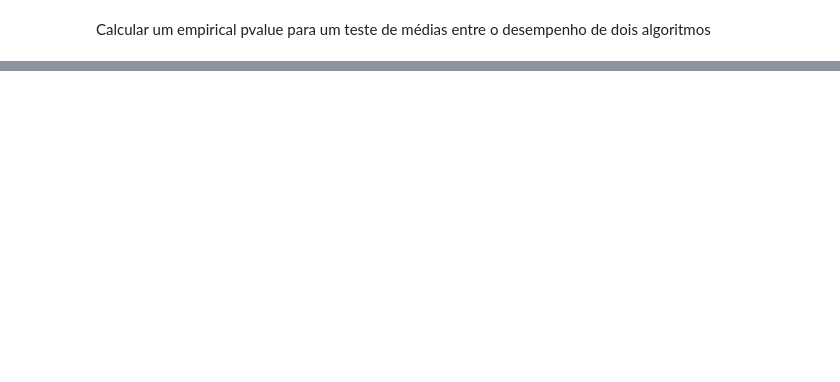
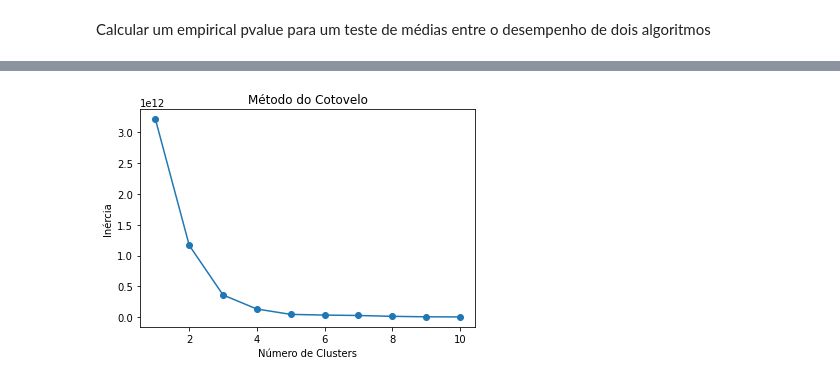
Before and after one commit to realRunlo/EnergyMeasurement, a Jupyter notebook: notebooks/statistics.ipynb, the cells around one changed output, grey strips where cells are left out. Cells and saved outputs as stored; diff of their text form; code cells hidden in the pictures; blank space fills up the shorter version.

Commit message:
notebook statistics feito
TODO: Corrigir células com TODO e/ou com erro

```diff
--- a/notebooks/statistics.ipynb
+++ b/notebooks/statistics.ipynb
@@ -129,13 +148,16 @@ sea.boxplot(data=df,hue='Program',x='Package',y='Language',medianprops={"color":
 # %% [markdown]
 Outliers e afins
 # %%
+#TODO: Corrigir!
+
+
 # remoção de outliers via as ideias incluidas nos boxplot
 # IQR - Inter Quartil Range como expresso os gráficos acima
 
 # Como a distribuição é desconhecida vamos usar o IQR.
 # Com Gaussianas podiamos usar outras estrategias. Mas há vários métodos...
 import seaborn as sns
-#TODO: rever a partir daqui (incluindo este bloco)
+
 def remove_outliers_quantile(data_series):
     data = data_series
     q75, q25 = data.quantile(q=0.75),data.quantile(q=0.25) # np.percentile(data.loc[:,data_column],[75,25])
@@ -159,11 +181,12 @@ def remove_outliers_quantile(data_series):
 # create a subset of your data
 # define the data source and how to separate the data
 data = df
-data_column = 'Time'           # Atrib to compare
-types_column_name = 'Program'    # The column name with the data in it
-typeA = 'C'            # The category of data A
-typeB = 'Haskell'      # The category of data B
-typeC = 'Python'       # The category of data C
+data_column = 'Package'           # Atrib to compare
+types_column_name = 'Language'    # The column name with the data in it
+typeA = 'C'      # The category of data A
+typeB = 'Haskell'     # The category of data B
+typeC = 'Java'       # The category of data C
+
 
 
 
@@ -173,14 +196,17 @@ df_sampleB = data[(data[types_column_name]==typeB)][data_column]
 df_sampleC = data[(data[types_column_name]==typeC)][data_column]
 
 
+
 # create a new dataframe with the interesting subset
 sampleA = list(df_sampleA)
 sampleB = list(df_sampleB)
 sampleC = list(df_sampleC)
 
+
 df_sampleA = remove_outliers_quantile(df_sampleA)
 df_sampleB = remove_outliers_quantile(df_sampleB)
 df_sampleC = remove_outliers_quantile(df_sampleC)
+
 print(df_sampleA.count())
 # plot
 sns.histplot(data=data[(data[types_column_name]==typeA)][data_column]).set(title='Original Data',xlim=(0.005,0.021))
@@ -318,46 +363,62 @@ print("KS ="+str(ks)+"  pvalue="+str(pvalue))
 # %%
-# Clustering com kmeans
 from sklearn.cluster import KMeans
 from matplotlib.lines import Line2D
 
 file_name = '../measurements.csv'
-df = pd.read_csv(file_name, header = 0, delimiter=",", decimal=".")
+df = pd.read_csv(file_name, header=0, delimiter=",", decimal=".")
 
 # preprocessa categoricos com one hot encoding
-df = pd.get_dummies(df, columns=["test"])
+df = pd.get_dummies(df, columns=["Language", "Program"])
 
+# Determinar o número ideal de clusters usando o método do cotovelo
+inertias = []
+max_clusters = 10  # Número máximo de clusters a serem testados
+for k in range(1, max_clusters+1):
+    kmeans = KMeans(n_clusters=k, random_state=0, n_init='auto')
+    kmeans.fit(df)
+    inertias.append(kmeans.inertia_)
 
+# Plotar o gráfico do método do cotovelo
+plt.plot(range(1, max_clusters+1), inertias, marker='o')
+plt.title('Método do Cotovelo')
+plt.xlabel('Número de Clusters')
+plt.ylabel('Inércia')
+plt.show()
 
-#k means
-kmeans = KMeans(n_clusters=3, random_state=0,n_init='auto')
-#get centroids
+K_Clusters = 2  # Número ideal de clusters escolhido
+
+# k-means
+kmeans = KMeans(n_clusters=K_Clusters, random_state=0, n_init='auto')
+# Obter clusters
 df['cluster'] = kmeans.fit_predict(df)
-
 
 centroids = kmeans.cluster_centers_
 cen_x = [i[0] for i in centroids]
 cen_y = [i[1] for i in centroids]
-## add to df
-df['cen_x'] = df.cluster.map({0:cen_x[0], 1:cen_x[1], 2:cen_x[2]})
-df['cen_y'] = df.cluster.map({0:cen_y[0], 1:cen_y[1], 2:cen_y[2]})
-#define and map colors
-colors = ['#DF2020', '#81DF20', '#2095DF']
-df['c'] = df.cluster.map({0:colors[0], 1:colors[1], 2:colors[2]})
+# Adicionar os centróides ao dataframe
+df['cen_x'] = df['cluster'].map(lambda x: cen_x[x])
+df['cen_y'] = df['cluster'].map(lambda x: cen_y[x])
+# Definir as cores dos clusters
+colors = ['#DF2020', '#81DF20']
+df['c'] = df['cluster'].map(lambda x: colors[x])
 
 plt.figure(figsize=(12,6))
-plt.scatter(df.CPU, df.PKG, c=df.c, s=df.time, alpha = 0.6)
+plt.scatter(df["Time"], df["Memory"], c=df.c, alpha=0.6)
 
-# create a list of legend elem
-## markers / records
+# Criar a lista de elementos da legenda
 legend_elements = [Line2D([0], [0], marker='o', color='w',
                           label='Cluster {}'.format(i+1),
-               markerfacecolor=mcolor, markersize=5)
-for i, mcolor in enumerate(colors)]
+                          markerfacecolor=mcolor, markersize=5)
+                   for i, mcolor in enumerate(colors)]
 
-# plot legend
+# Plotar a legenda
 plt.legend(handles=legend_elements, loc='upper right')
 
-# title and labels
-plt.title('Comparing Algorithms', loc='left', fontsize=22)
-plt.xlabel('CPU')
-plt.ylabel('RPG')
+# Título e rótulos dos eixos
+plt.title('Comparação de Algoritmos', loc='left', fontsize=22)
+plt.xlabel('Time')
+plt.ylabel('Memory')
+
+plt.show()
+# %% [output]
+[figure, added]
```
Also changed, not shown: parts of 8 cells of this notebook.
